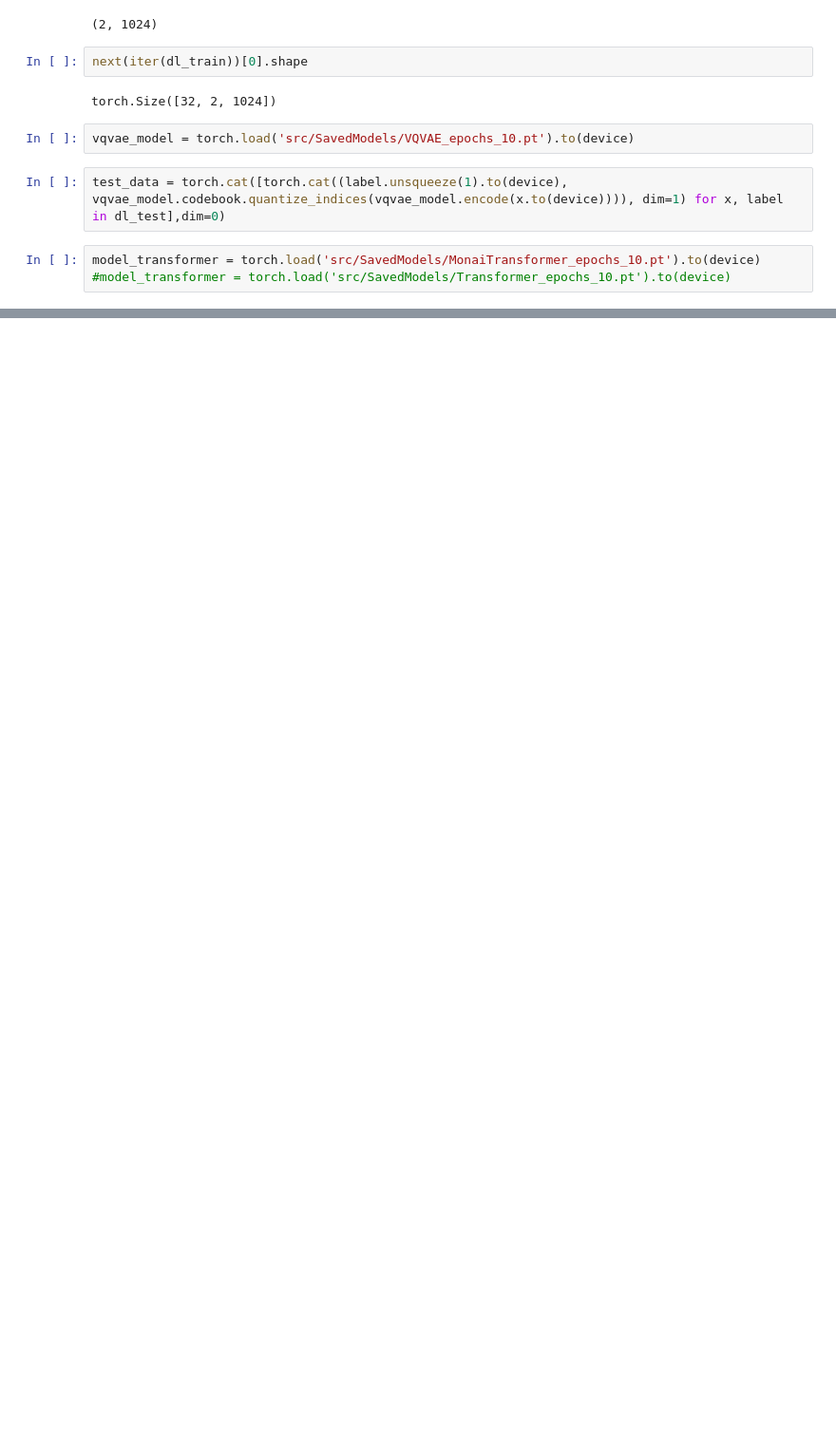
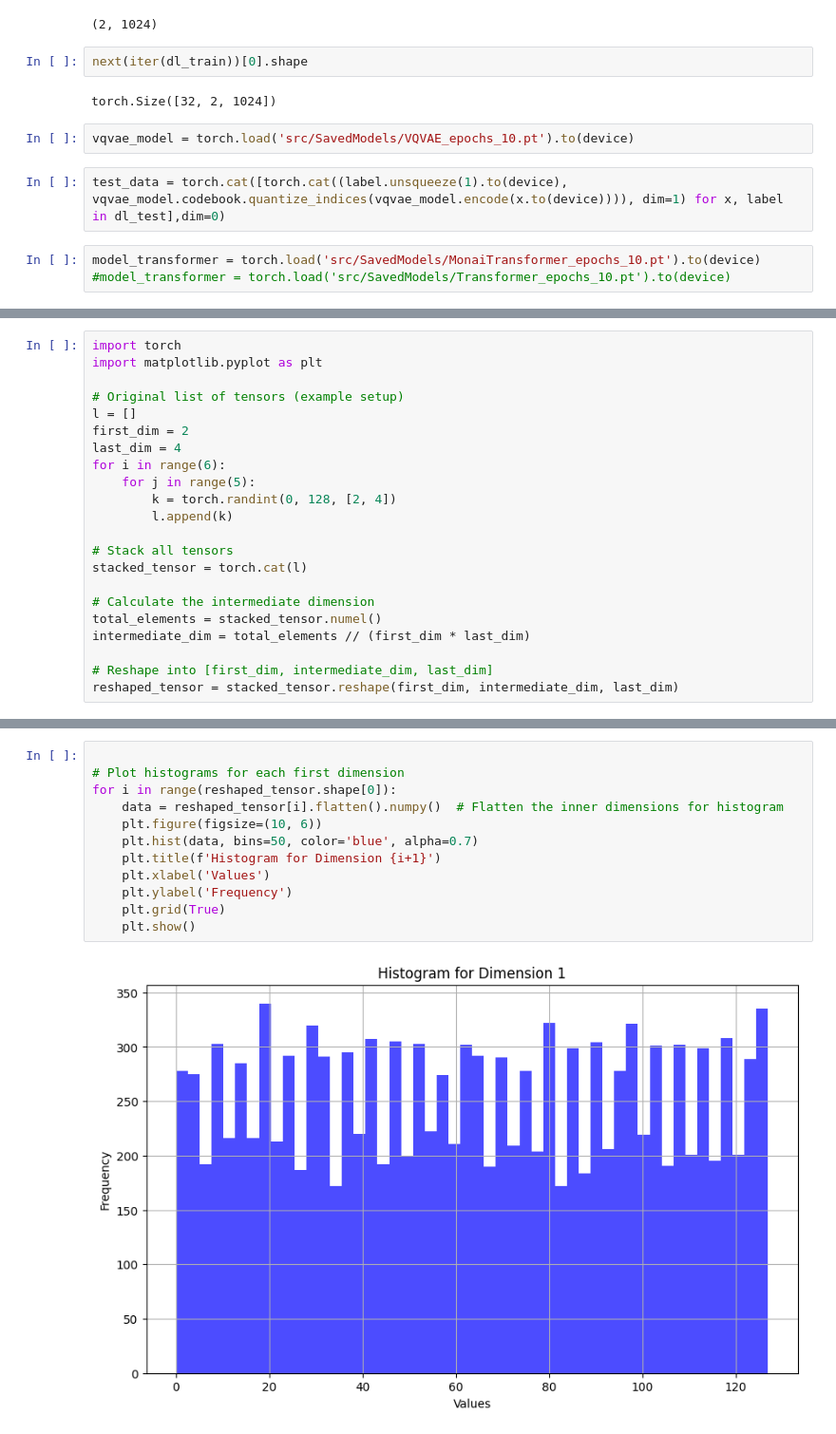
Before and after one commit to yagnaVNK/Torchsig-VQ-Transformer, a Jupyter notebook: run/test.ipynb, the cells around one changed output, grey strips where cells are left out. Shown at 95% size. Saved outputs shown, nothing was run; the diff lists cells and outputs as text; blank space fills up the shorter version.

Commit message:
included the results with the codebook usage histograms

```diff
--- a/run/test.ipynb
+++ b/run/test.ipynb
@@ -73,0 +142,22 @@ The tensors are different.
+# %%
+import torch
+import matplotlib.pyplot as plt
+
+# Original list of tensors (example setup)
+l = []
+first_dim = 2
+last_dim = 4
+for i in range(6):
+    for j in range(5):
+        k = torch.randint(0, 128, [2, 4])
+        l.append(k)
+
+# Stack all tensors
+stacked_tensor = torch.cat(l)
+
+# Calculate the intermediate dimension
+total_elements = stacked_tensor.numel()
+intermediate_dim = total_elements // (first_dim * last_dim)
+
+# Reshape into [first_dim, intermediate_dim, last_dim]
+reshaped_tensor = stacked_tensor.reshape(first_dim, intermediate_dim, last_dim)
@@ -73,0 +224,14 @@ The tensors are different.
+# %%
+
+# Plot histograms for each first dimension
+for i in range(reshaped_tensor.shape[0]):
+    data = reshaped_tensor[i].flatten().numpy()  # Flatten the inner dimensions for histogram
+    plt.figure(figsize=(10, 6))
+    plt.hist(data, bins=50, color='blue', alpha=0.7)
+    plt.title(f'Histogram for Dimension {i+1}')
+    plt.xlabel('Values')
+    plt.ylabel('Frequency')
+    plt.grid(True)
+    plt.show()
+# %% [output]
+[figure, added]
```
Also changed, not shown: parts of 11 cells of this notebook, 17 other files.
